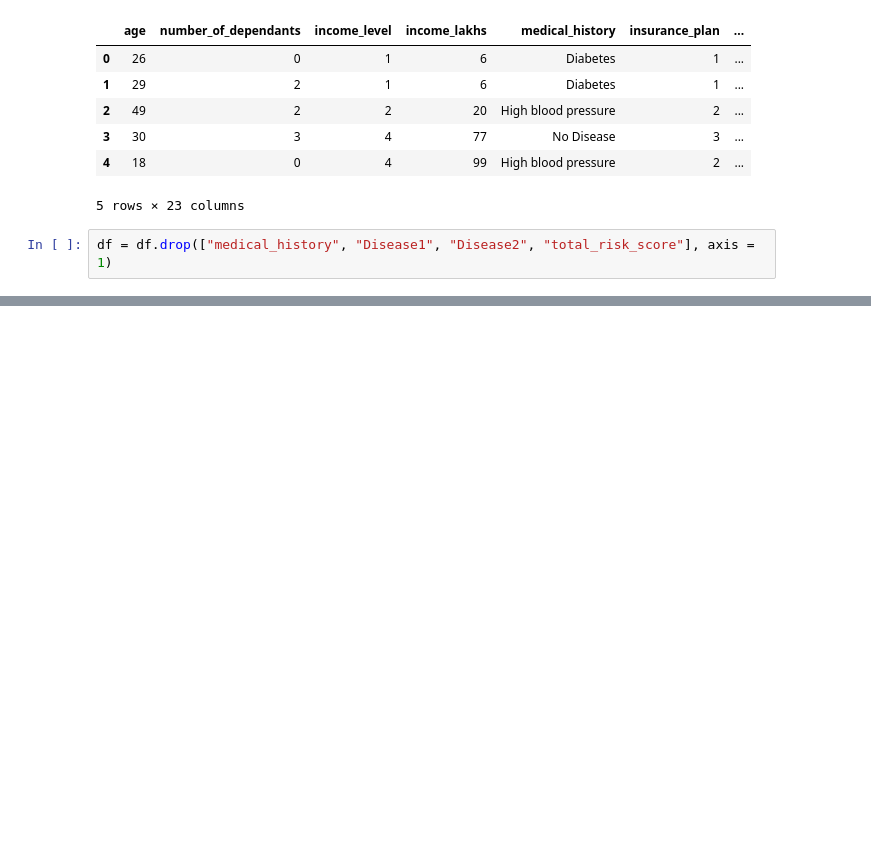
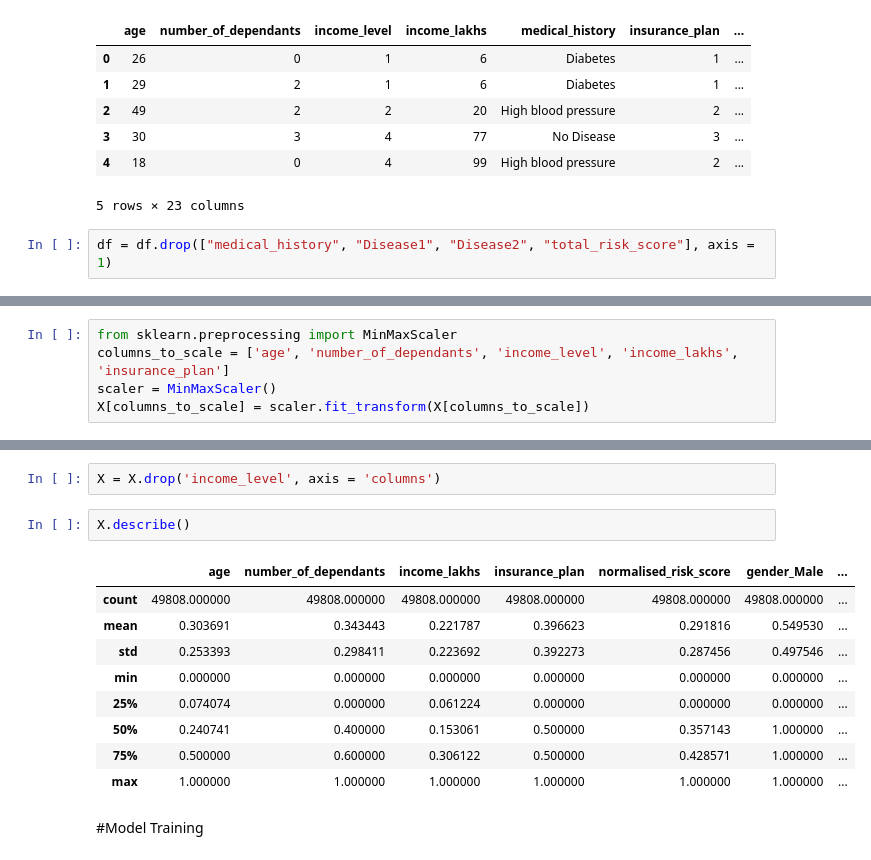
Before and after one commit to neel-madhav/HealthcarePremiumPrediction, a Jupyter notebook: PremiumPrediction.ipynb, the cells around one changed output, grey strips where cells are left out. Cells and saved outputs as stored; diff of their text form; blank space fills up the shorter version.

Commit message:
Feature Scaling and Model Selection

```diff
--- a/PremiumPrediction.ipynb
+++ b/PremiumPrediction.ipynb
@@ -333,0 +365,5 @@ plt.show()
+# %%
+from sklearn.preprocessing import MinMaxScaler
+columns_to_scale = ['age', 'number_of_dependants', 'income_level', 'income_lakhs', 'insurance_plan']
+scaler = MinMaxScaler()
+X[columns_to_scale] = scaler.fit_transform(X[columns_to_scale])
@@ -333,0 +379,16 @@ plt.show()
+# %%
+X = X.drop('income_level', axis = 'columns')
+# %%
+X.describe()
+# %% [output]
+|  | age | number_of_dependants | income_lakhs | insurance_plan | normalised_risk_score | gender_Male | ... |
+| count | 49808.000000 | 49808.000000 | 49808.000000 | 49808.000000 | 49808.000000 | 49808.000000 | ... |
+| mean | 0.303691 | 0.343443 | 0.221787 | 0.396623 | 0.291816 | 0.549530 | ... |
+| std | 0.253393 | 0.298411 | 0.223692 | 0.392273 | 0.287456 | 0.497546 | ... |
+| min | 0.000000 | 0.000000 | 0.000000 | 0.000000 | 0.000000 | 0.000000 | ... |
+| 25% | 0.074074 | 0.000000 | 0.061224 | 0.000000 | 0.000000 | 0.000000 | ... |
+| 50% | 0.240741 | 0.400000 | 0.153061 | 0.500000 | 0.357143 | 1.000000 | ... |
+| 75% | 0.500000 | 0.600000 | 0.306122 | 0.500000 | 0.428571 | 1.000000 | ... |
+| max | 1.000000 | 1.000000 | 1.000000 | 1.000000 | 1.000000 | 1.000000 | ... |
+# %% [markdown]
+#Model Training
```
Also changed, not shown: parts of 16 cells of this notebook.
